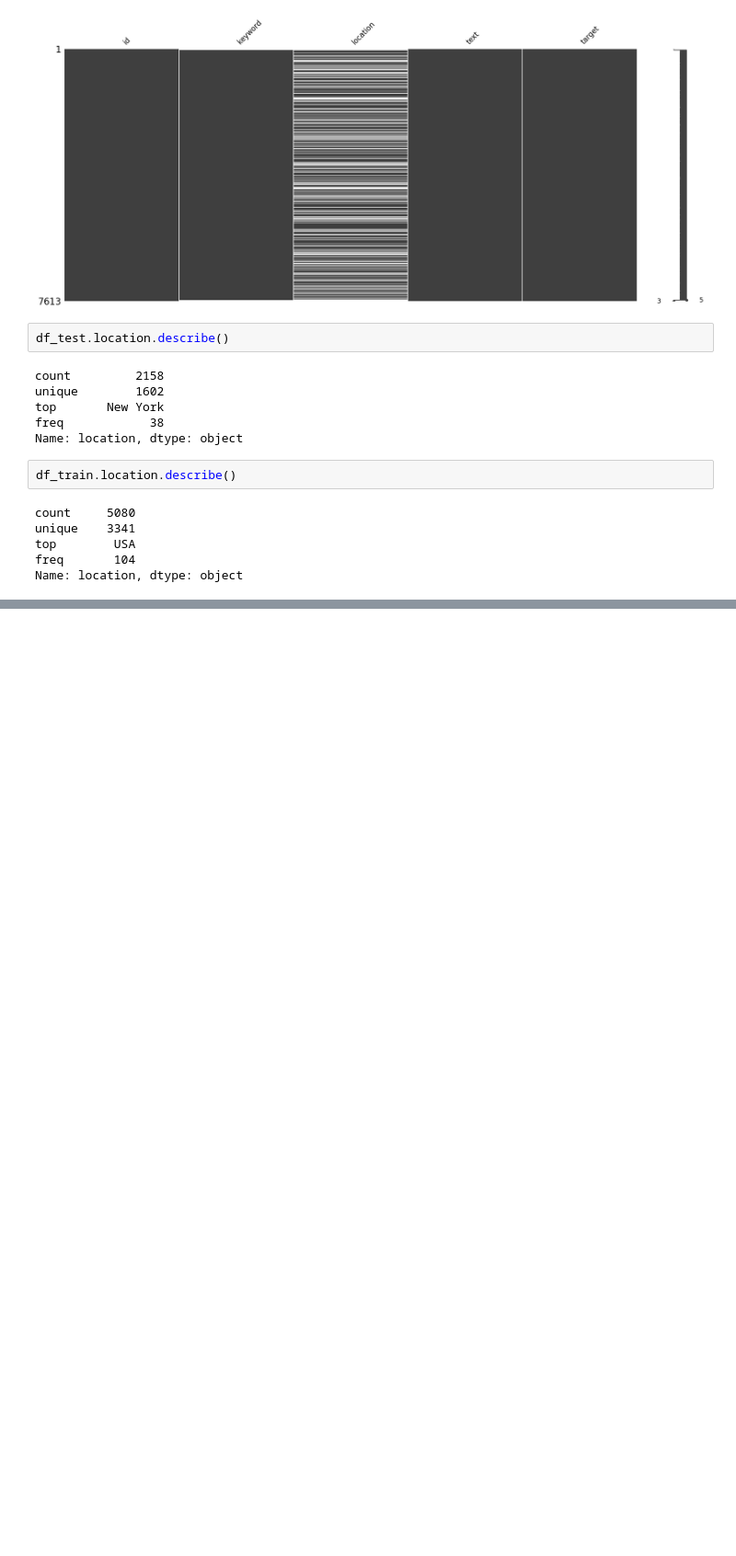
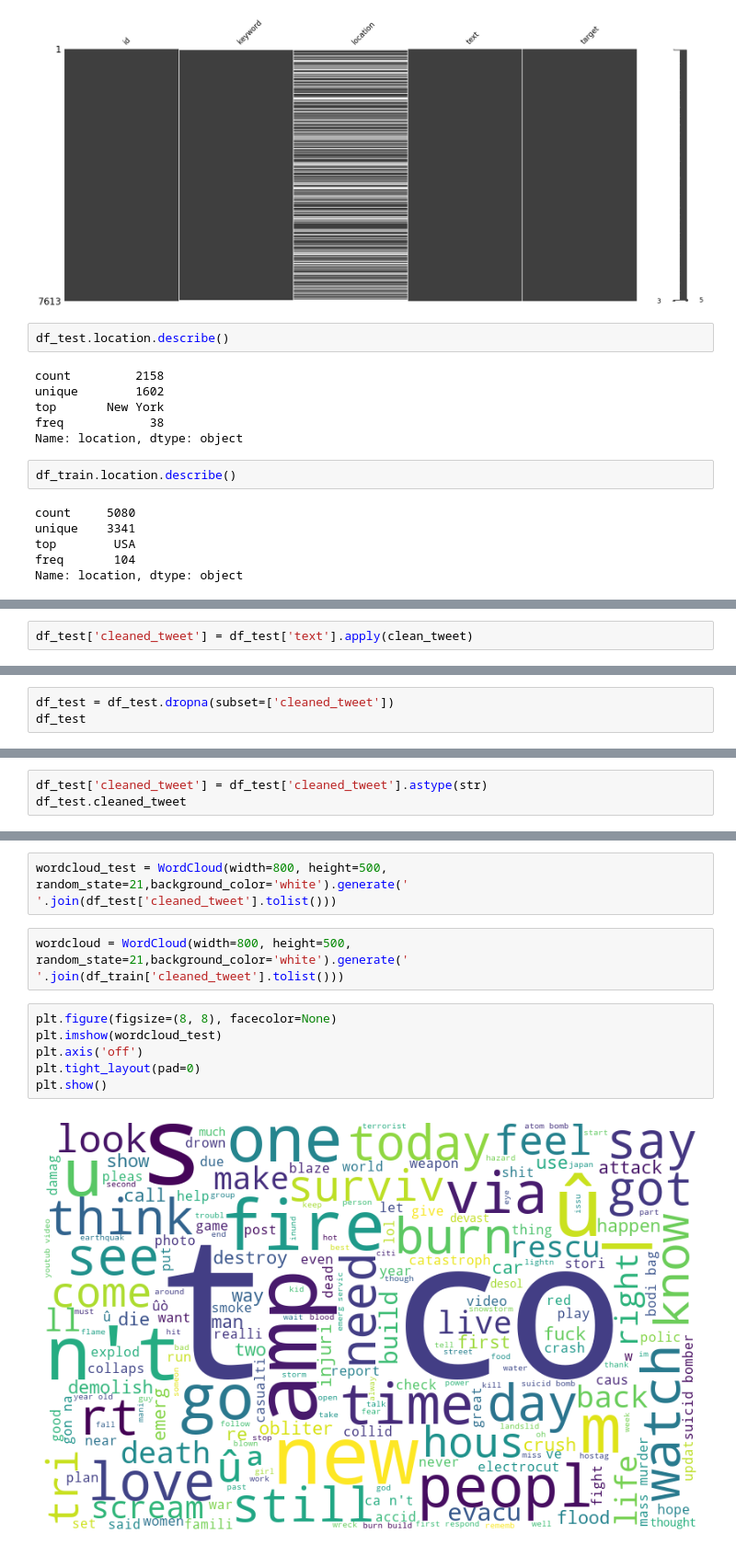
Before and after one commit to roux-michon-stehane/Eye-of-the-Emergency-projet-, a Jupyter notebook: Eye_of_the_Emergency_Notebook .ipynb, the cells around one changed output, grey strips where cells are left out. Shown at 92% size. Drawn from its saved outputs; the diff is of its cells as text; blank space fills up the shorter version.

```diff
--- a/Eye_of_the_Emergency_Notebook .ipynb
+++ b/Eye_of_the_Emergency_Notebook .ipynb
@@ -247,0 +245,2 @@ Expected end of text, found '$'  (at char 69), (line:1, col:70)
+# %%
+df_test['cleaned_tweet'] = df_test['text'].apply(clean_tweet)
@@ -247,0 +249,3 @@ Expected end of text, found '$'  (at char 69), (line:1, col:70)
+# %%
+df_test = df_test.dropna(subset=['cleaned_tweet'])
+df_test
@@ -247,0 +283,3 @@ Expected end of text, found '$'  (at char 69), (line:1, col:70)
+# %%
+df_test['cleaned_tweet'] = df_test['cleaned_tweet'].astype(str)
+df_test.cleaned_tweet
@@ -247,0 +315,12 @@ Expected end of text, found '$'  (at char 69), (line:1, col:70)
+# %%
+wordcloud_test = WordCloud(width=800, height=500, random_state=21,background_color='white').generate(' '.join(df_test['cleaned_tweet'].tolist()))
+# %%
+wordcloud = WordCloud(width=800, height=500, random_state=21,background_color='white').generate(' '.join(df_train['cleaned_tweet'].tolist()))
+# %%
+plt.figure(figsize=(8, 8), facecolor=None)
+plt.imshow(wordcloud_test)
+plt.axis('off')
+plt.tight_layout(pad=0)
+plt.show()
+# %% [output]
+[figure, added]
```
Also changed, not shown: parts of 29 cells of this notebook.
